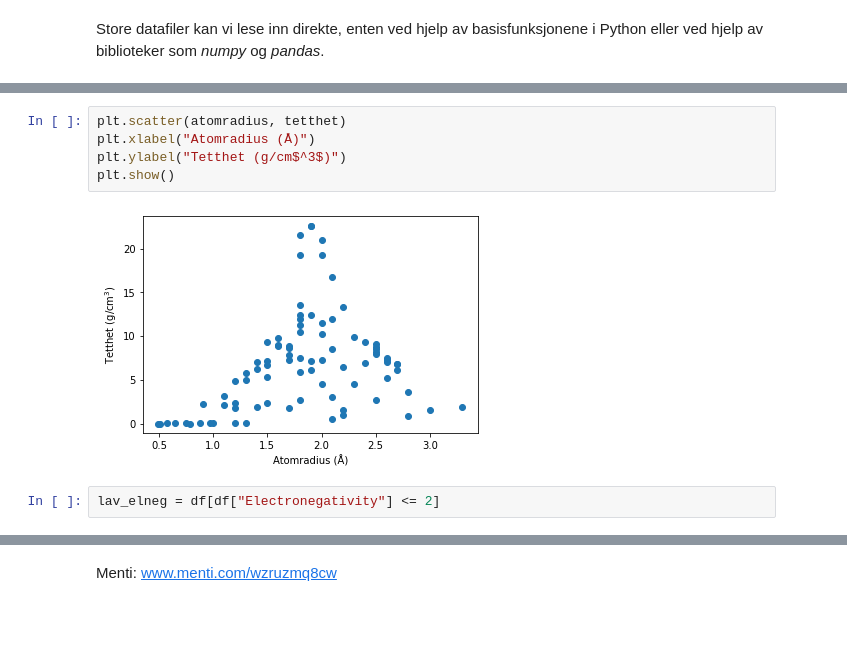
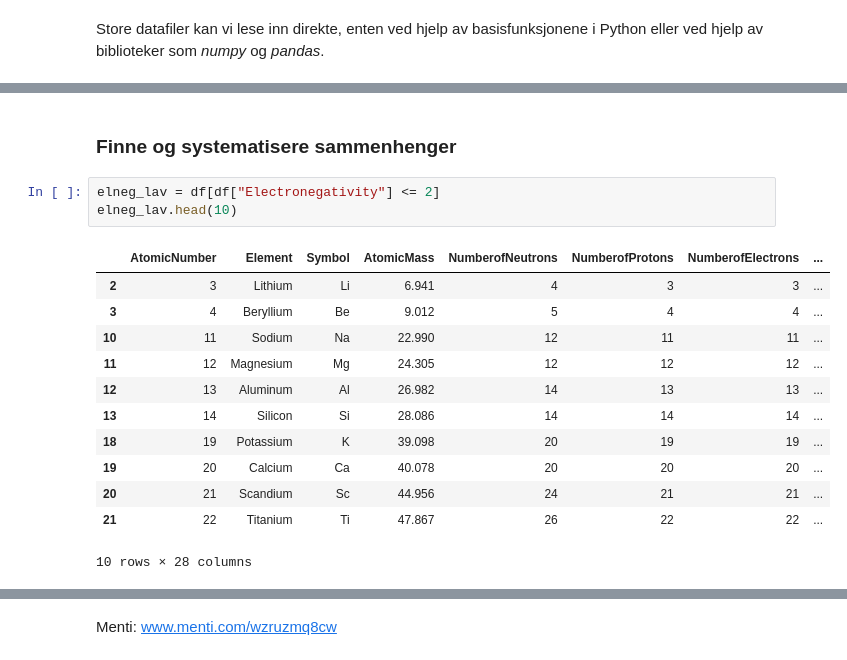
Before and after one commit to andreasdh/programmering-i-kjemi, a Jupyter notebook: docs/forelesninger/forelesning2_2022.ipynb, the cells around one changed output, grey strips where cells are left out. Cells and saved outputs as stored; diff of their text form; blank space fills up the shorter version.

```diff
--- a/docs/forelesninger/forelesning2_2022.ipynb
+++ b/docs/forelesninger/forelesning2_2022.ipynb
@@ -50,9 +79,18 @@ tetthet = df["Density"]
-# %%
-plt.scatter(atomradius, tetthet)
-plt.xlabel("Atomradius (Å)")
-plt.ylabel("Tetthet (g/cm$^3$)")
-plt.show()
-# %% [output]
-[figure, removed]
+# %% [markdown]
+### Finne og systematisere sammenhenger
 # %%
-lav_elneg = df[df["Electronegativity"] <= 2]
+elneg_lav = df[df["Electronegativity"] <= 2]
+elneg_lav.head(10)
+# %% [output]
+|  | AtomicNumber | Element | Symbol | AtomicMass | NumberofNeutrons | NumberofProtons | NumberofElectrons | ... |
+| 2 | 3 | Lithium | Li | 6.941 | 4 | 3 | 3 | ... |
+| 3 | 4 | Beryllium | Be | 9.012 | 5 | 4 | 4 | ... |
+| 10 | 11 | Sodium | Na | 22.990 | 12 | 11 | 11 | ... |
+| 11 | 12 | Magnesium | Mg | 24.305 | 12 | 12 | 12 | ... |
+| 12 | 13 | Aluminum | Al | 26.982 | 14 | 13 | 13 | ... |
+| 13 | 14 | Silicon | Si | 28.086 | 14 | 14 | 14 | ... |
+| 18 | 19 | Potassium | K | 39.098 | 20 | 19 | 19 | ... |
+| 19 | 20 | Calcium | Ca | 40.078 | 20 | 20 | 20 | ... |
+| 20 | 21 | Scandium | Sc | 44.956 | 24 | 21 | 21 | ... |
+| 21 | 22 | Titanium | Ti | 47.867 | 26 | 22 | 22 | ... |
+10 rows × 28 columns
```
Also changed, not shown: parts of 36 cells of this notebook, 2 other files.
